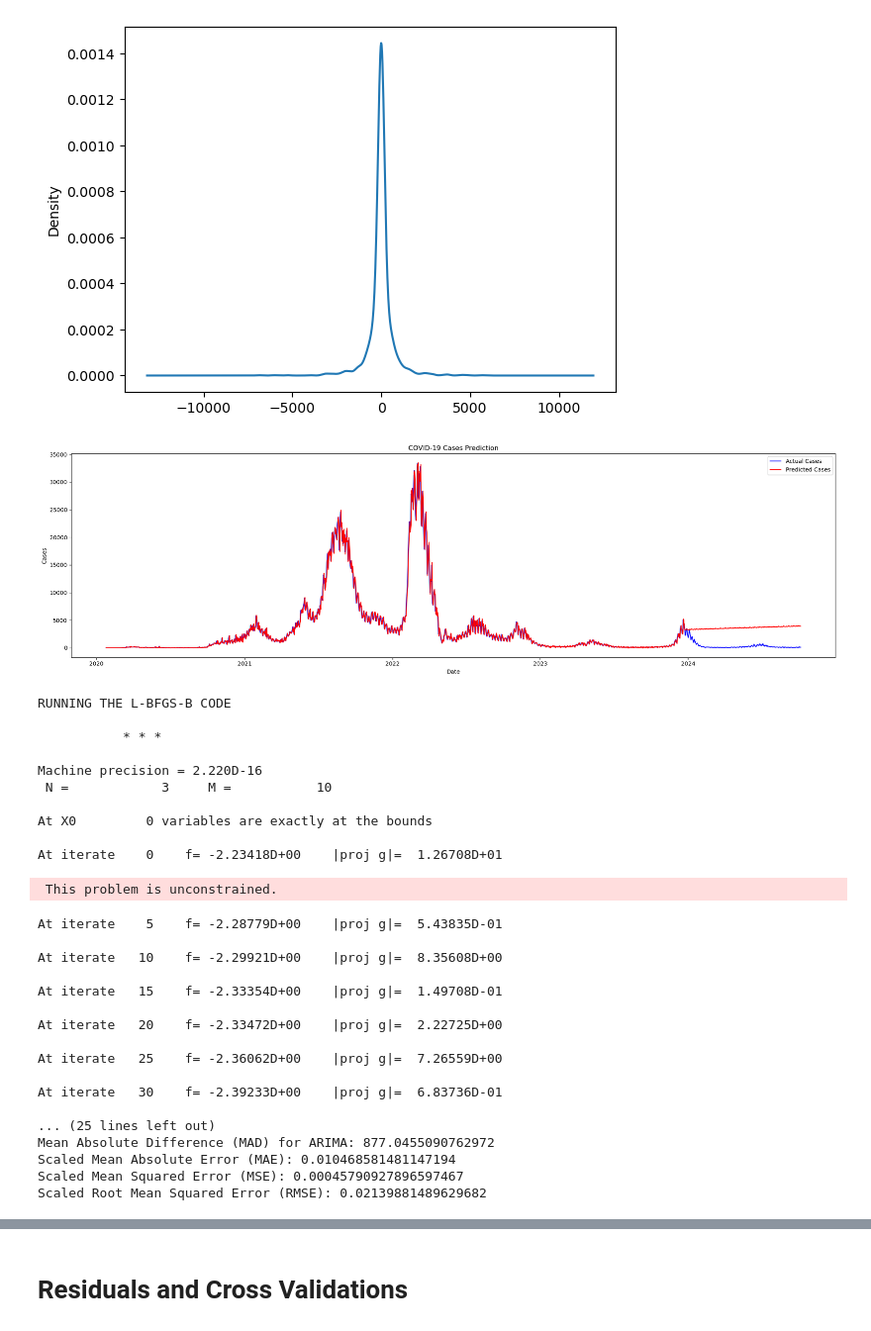
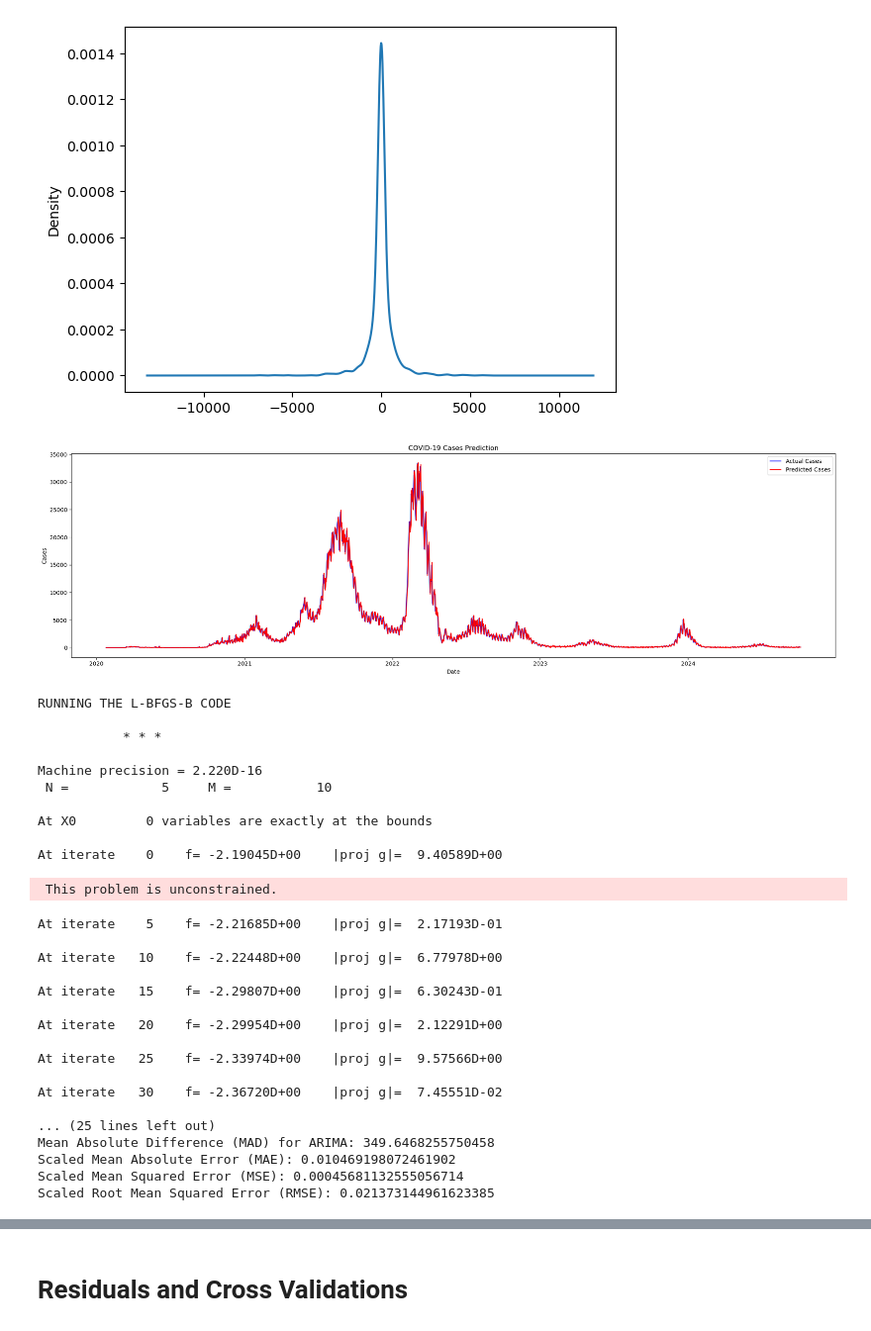
Before and after one commit to nursahiraa/fyp, a Jupyter notebook: dataSpell/fyp-master/notebooks/ARIMA.ipynb, the cells around one changed output, grey strips where cells are left out. Shown at 99% size. Cells and saved outputs as stored; diff of their text form; code cells hidden in the pictures.

Commit message:
improved ARIMA moddel:add smoothing technique

```diff
--- a/dataSpell/fyp-master/notebooks/ARIMA.ipynb
+++ b/dataSpell/fyp-master/notebooks/ARIMA.ipynb
@@ -208,73 +209,61 @@ plt.plot(df_grouped['date'], df_grouped['forecast'], label='Predicted Cases', co
 plt.title('COVID-19 Cases Prediction')
 plt.xlabel('Date')
 plt.ylabel('Cases')
 plt.legend()
 plt.tight_layout()
 plt.show()
 
-
-#
-# # Calculate MAE and MSE between the forecast and actual cases new
-# mae = mean_absolute_error(df_grouped['cases_new'], df_grouped['forecast'])
-# mse = mean_squared_error(df_grouped['cases_new'], df_grouped['forecast'])
-# rmse = np.sqrt(mse)
-#
-# print(f"Mean Absolute Error (MAE): {mae}")
-# print(f"Mean Squared Error (MSE): {mse}")
-# print(f"Root Mean Squared Error (MSE): {rmse}")
-
-
 # Step 1: Scale the cases_new column
 scaler = MinMaxScaler(feature_range=(0, 1))
 df_grouped['cases_new_scaled'] = scaler.fit_transform(df_grouped[['cases_new']])
 
 # Step 2: Fit the ARIMA model on scaled data
 model_scaled = sm.tsa.statespace.SARIMAX(df_grouped['cases_new_scaled'],
-                                         order=(0,1,1),
-                                         seasonal_order=(0,1,1,12))
+                                         order=(1,1,1),
+                                         seasonal_order=(1,1,1,12))
 results_scaled = model_scaled.fit()
 
 # Step 3: Generate scaled predictions
 df_grouped['forecast_scaled'] = results_scaled.predict(start='2020-01-25', end='2024-10-05')
 
 # Step 4: Calculate scaled MAE, MSE, RMSE
 mae_scaled = mean_absolute_error(df_grouped['cases_new_scaled'], df_grouped['forecast_scaled'])
 mse_scaled = mean_squared_error(df_grouped['cases_new_scaled'], df_grouped['forecast_scaled'])
 rmse_scaled = np.sqrt(mse_scaled)
 # Compute Mean Absolute Difference (MAD) for ARIMA
 mad_arima = np.mean(np.abs(df_grouped['cases_new'] - df_grouped['forecast']))
 
 print(f"Mean Absolute Difference (MAD) for ARIMA: {mad_arima}")
 print(f"Scaled Mean Absolute Error (MAE): {mae_scaled}")
 print(f"Scaled Mean Squared Error (MSE): {mse_scaled}")
 print(f"Scaled Root Mean Squared Error (RMSE): {rmse_scaled}")
 # %% [output]
-[figure, old version]
+[figure, new version]
 RUNNING THE L-BFGS-B CODE
 
            * * *
 
 Machine precision = 2.220D-16
- N =            3     M =           10
+ N =            5     M =           10
 
 At X0         0 variables are exactly at the bounds
 
-At iterate    0    f= -2.23418D+00    |proj g|=  1.26708D+01
+At iterate    0    f= -2.19045D+00    |proj g|=  9.40589D+00
  This problem is unconstrained.
-At iterate    5    f= -2.28779D+00    |proj g|=  5.43835D-01
+At iterate    5    f= -2.21685D+00    |proj g|=  2.17193D-01
 
-At iterate   10    f= -2.29921D+00    |proj g|=  8.35608D+00
+At iterate   10    f= -2.22448D+00    |proj g|=  6.77978D+00
 
-At iterate   15    f= -2.33354D+00    |proj g|=  1.49708D-01
+At iterate   15    f= -2.29807D+00    |proj g|=  6.30243D-01
 
-At iterate   20    f= -2.33472D+00    |proj g|=  2.22725D+00
+At iterate   20    f= -2.29954D+00    |proj g|=  2.12291D+00
 
-At iterate   25    f= -2.36062D+00    |proj g|=  7.26559D+00
+At iterate   25    f= -2.33974D+00    |proj g|=  9.57566D+00
 
-At iterate   30    f= -2.39233D+00    |proj g|=  6.83736D-01
+At iterate   30    f= -2.36720D+00    |proj g|=  7.45551D-02
 
 ... (25 lines left out)
-Mean Absolute Difference (MAD) for ARIMA: 877.0455090762972
-Scaled Mean Absolute Error (MAE): 0.010468581481147194
-Scaled Mean Squared Error (MSE): 0.00045790927896597467
-Scaled Root Mean Squared Error (RMSE): 0.02139881489629682
+Mean Absolute Difference (MAD) for ARIMA: 349.6468255750458
+Scaled Mean Absolute Error (MAE): 0.010469198072461902
+Scaled Mean Squared Error (MSE): 0.00045681132555056714
+Scaled Root Mean Squared Error (RMSE): 0.021373144961623385
```
Also changed, not shown: parts of 10 cells of this notebook, 2 other files.
